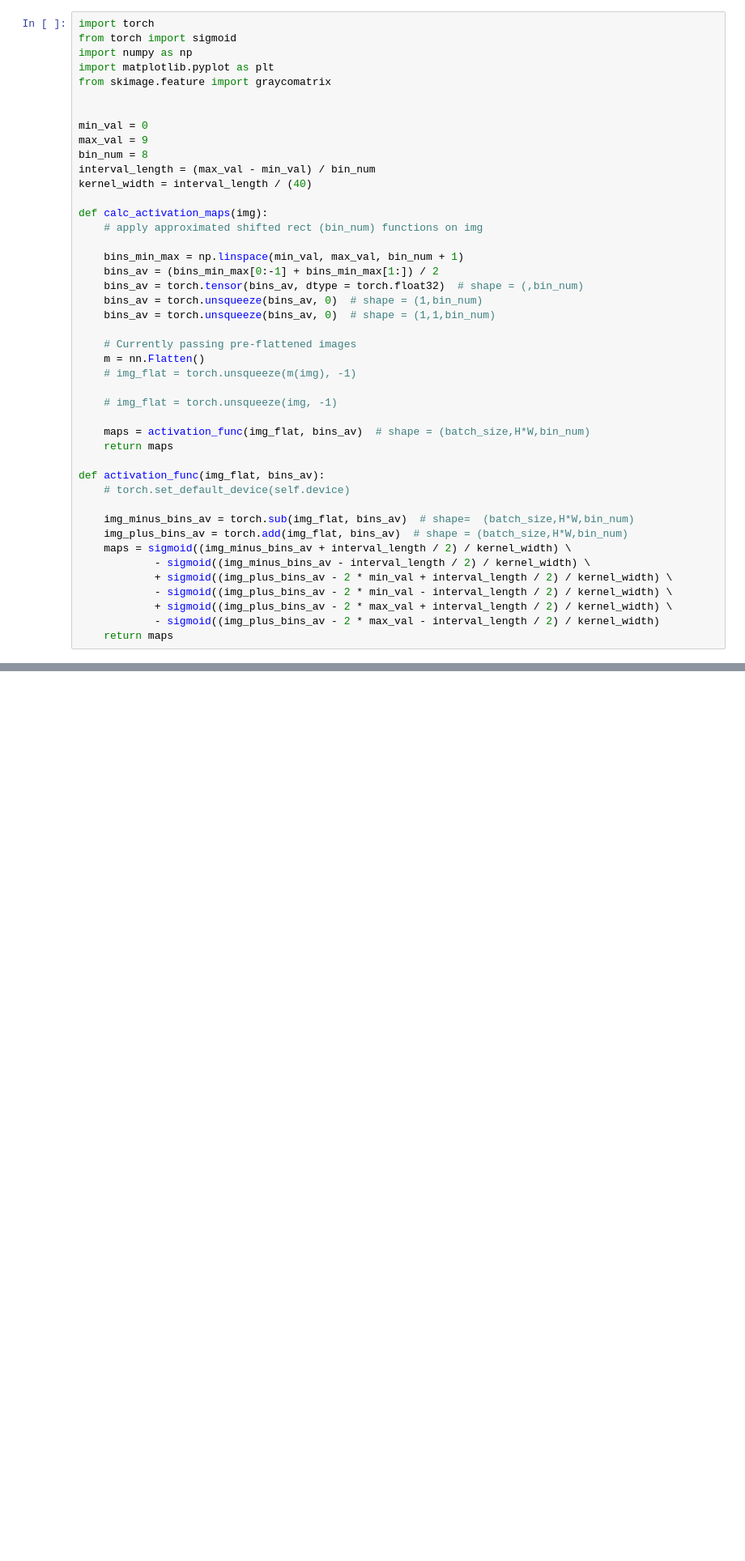
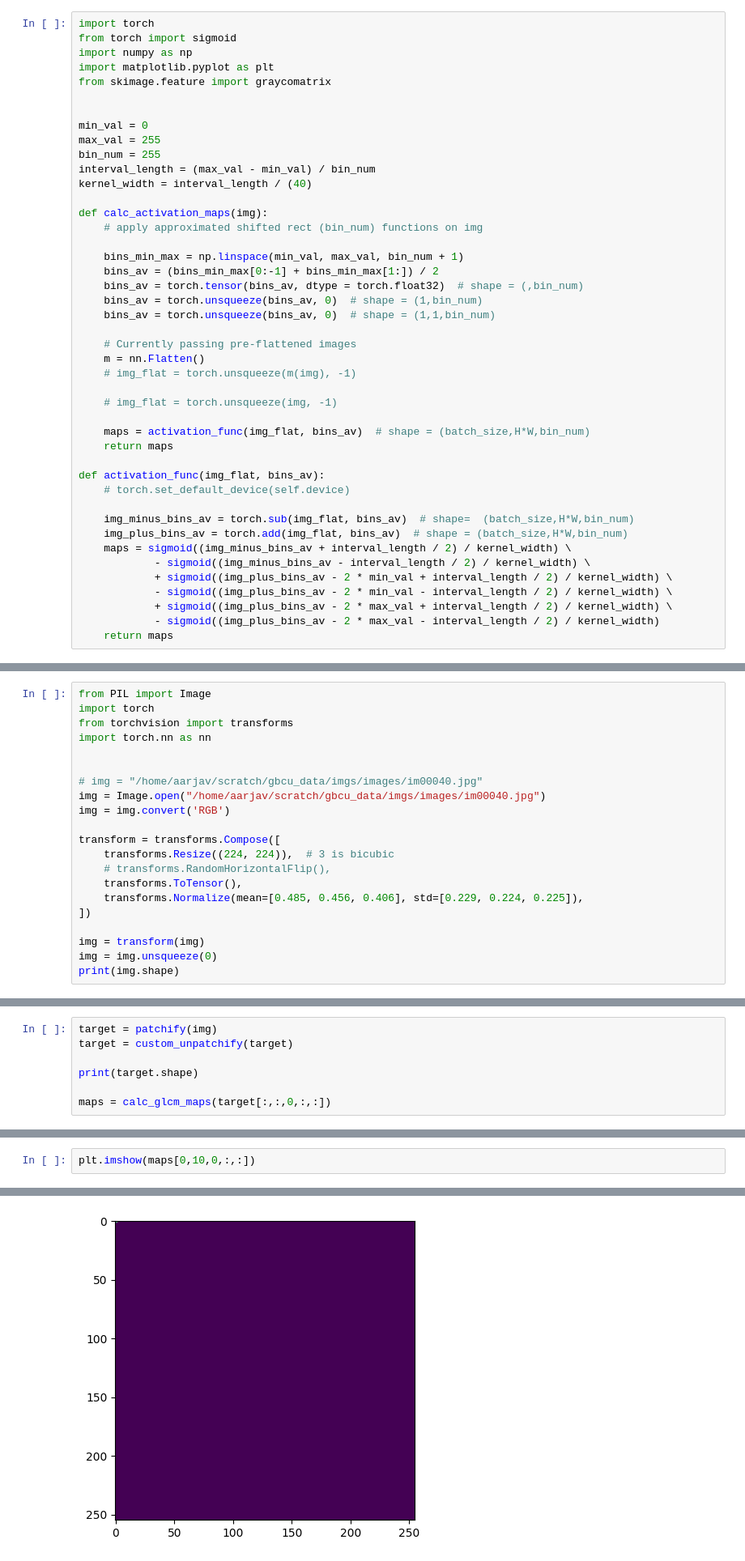
Before and after one commit to ChetanMadan/GLCM-MAE, a Jupyter notebook: diffGLCM_final.ipynb, the cells around one changed output, grey strips where cells are left out. Shown at 81% size. Drawn from its saved outputs; the diff is of its cells as text; blank space fills up the shorter version.

```diff
--- a/diffGLCM_final.ipynb
+++ b/diffGLCM_final.ipynb
@@ -7,8 +7,8 @@ from skimage.feature import graycomatrix
 
 
 min_val = 0
-max_val = 9
-bin_num = 8
+max_val = 255
+bin_num = 255
 interval_length = (max_val - min_val) / bin_num
 kernel_width = interval_length / (40)
 
@@ -315,3 +317,24 @@ x = torch.tensor([1])
 print(x.shape)
 # %% [output]
 torch.Size([1])
+# %%
+from PIL import Image
+import torch
+from torchvision import transforms
+import torch.nn as nn
+
+
+# img = "/home/aarjav/scratch/gbcu_data/imgs/images/im00040.jpg"
+img = Image.open("/home/aarjav/scratch/gbcu_data/imgs/images/im00040.jpg")
+img = img.convert('RGB')
+
+transform = transforms.Compose([
+    transforms.Resize((224, 224)),  # 3 is bicubic
+    # transforms.RandomHorizontalFlip(),
+    transforms.ToTensor(),
+    transforms.Normalize(mean=[0.485, 0.456, 0.406], std=[0.229, 0.224, 0.225]),
+])
+
+img = transform(img)
+img = img.unsqueeze(0)
+print(img.shape)
@@ -317,0 +469,7 @@ torch.Size([1])
+# %%
+target = patchify(img)
+target = custom_unpatchify(target)
+
+print(target.shape)
+
+maps = calc_glcm_maps(target[:,:,0,:,:])
@@ -317,0 +482,3 @@ torch.Size([1])
+# %%
+plt.imshow(maps[0,10,0,:,:])
+# %% [output]
@@ -317,0 +486 @@ torch.Size([1])
+[figure, added]
```
Also changed, not shown: parts of 14 cells of this notebook, 10 other files.
